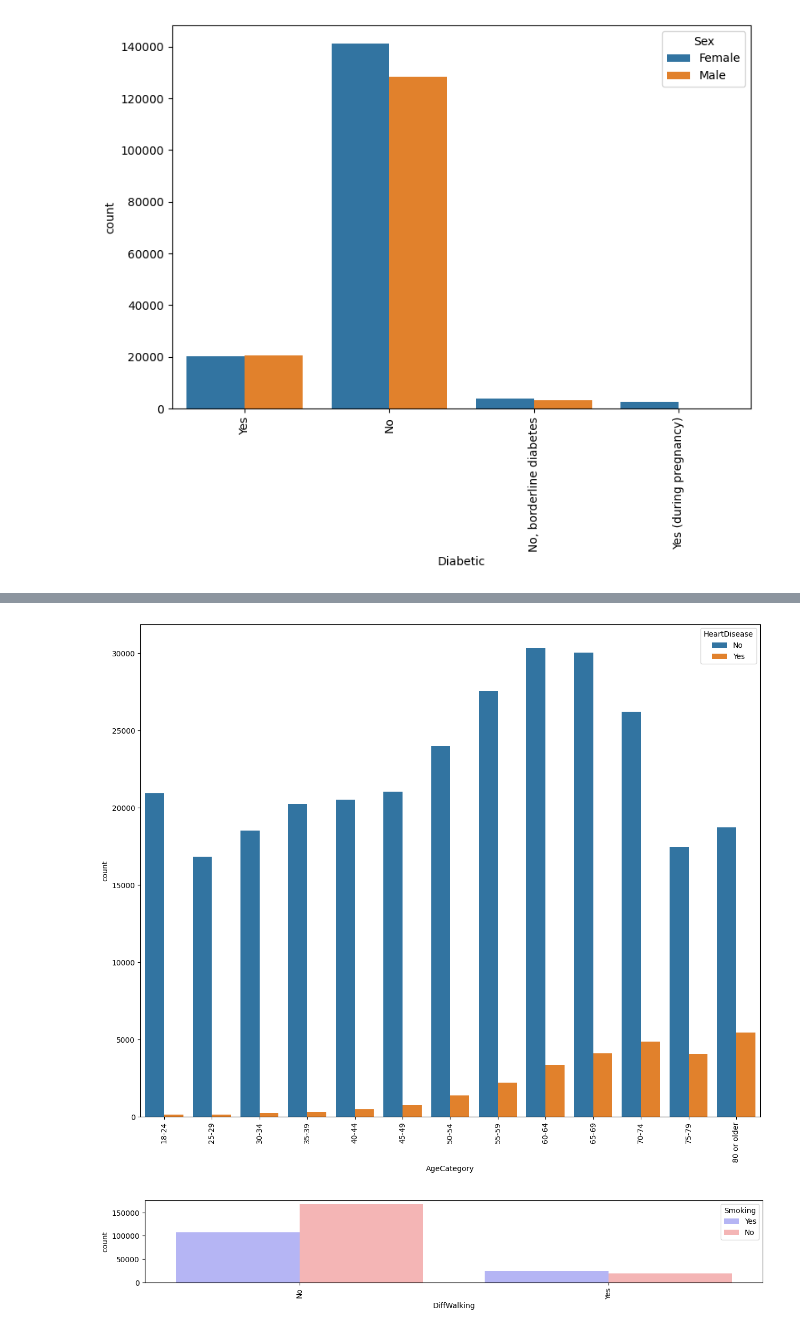
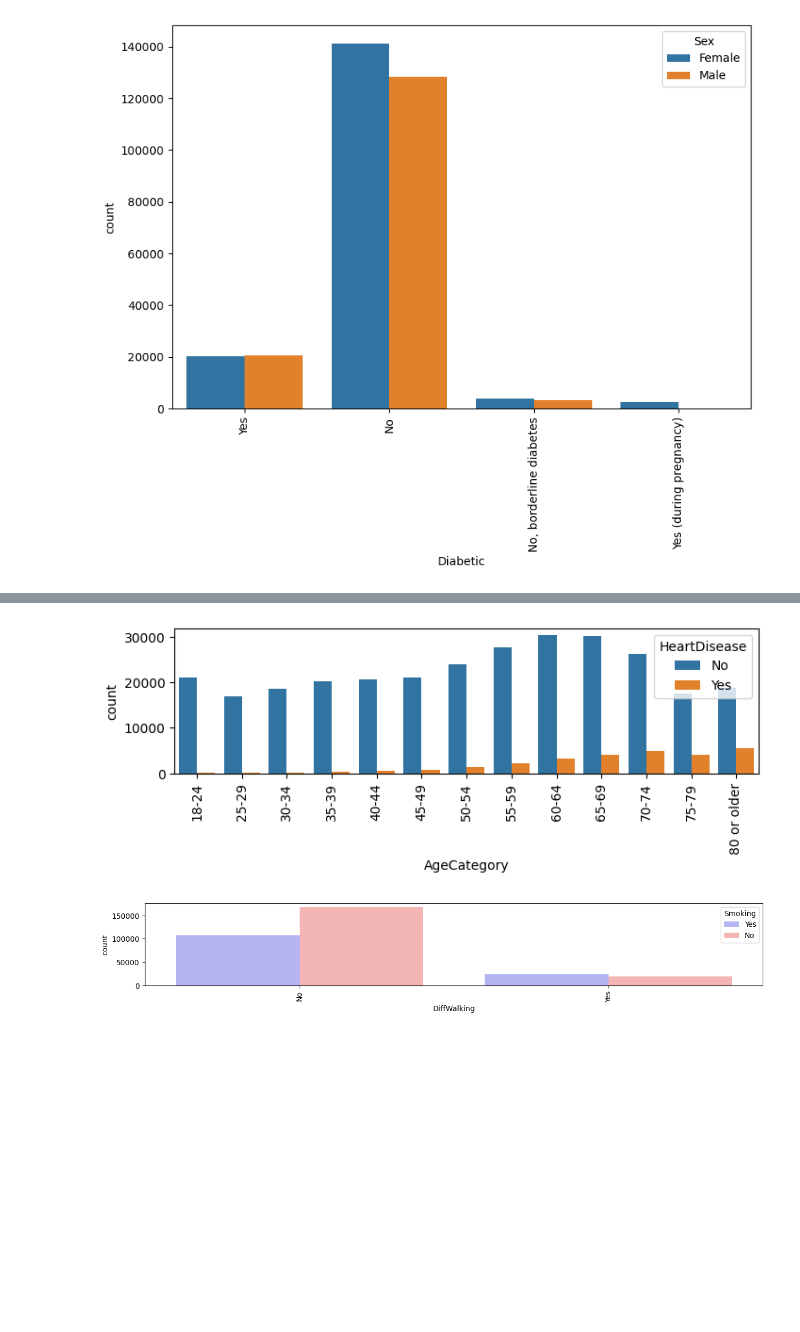
Before and after one commit to nour-aldin/Heart-Disease-Detection, a Jupyter notebook: code/Data Visualization.ipynb, the cells around one changed output, grey strips where cells are left out. Saved outputs shown, nothing was run; the diff lists cells and outputs as text; code cells hidden in the pictures; blank space fills up the shorter version.

```diff
--- a/code/Data Visualization.ipynb
+++ b/code/Data Visualization.ipynb
@@ -137,7 +140,7 @@ plt.show()
 # %%
 # show relation between gender and smoking
 sns.countplot(x=data['Sex'], hue=data['Smoking'])
-plt.rcParams['figure.figsize'] = (3, 20)
+plt.rcParams['figure.figsize'] = (4, 9)
 plt.xticks(rotation=90)
 plt.show()
 # %% [output]
@@ -145,6 +148,6 @@ plt.show()
 # %%
 sns.countplot(x=data['PhysicalHealth'], hue=data['Smoking'], palette="bwr")
-plt.rcParams['figure.figsize'] = (15, 12)
+plt.rcParams['figure.figsize'] = (1, 5)
 plt.xticks(rotation=90)
 plt.show()
 # %% [output]
@@ -152,12 +155,12 @@ plt.show()
 # %%
 _data = data[data.HeartDisease != 'w r']
 # make no in heart DISEASE has color red and yes has color blue
 sns.countplot(x=_data['AgeCategory'], hue=_data['HeartDisease'], order=['18-24', '25-29', '30-34', '35-39', '40-44', '45-49', '50-54', '55-59', '60-64','65-69','70-74','75-79', '80 or older'])
-plt.rcParams['figure.figsize'] = (15, 2)
+plt.rcParams['figure.figsize'] = (12, 2)
 plt.xticks(rotation=90)
 plt.show()
 # %% [output]
-[figure, old version]
+[figure, new version]
 # %%
 sns.countplot(x=data['DiffWalking'], hue=data['Smoking'], palette="bwr")
 plt.rcParams['figure.figsize'] = (10, 5)
```
Also changed, not shown: parts of 3 cells of this notebook.
